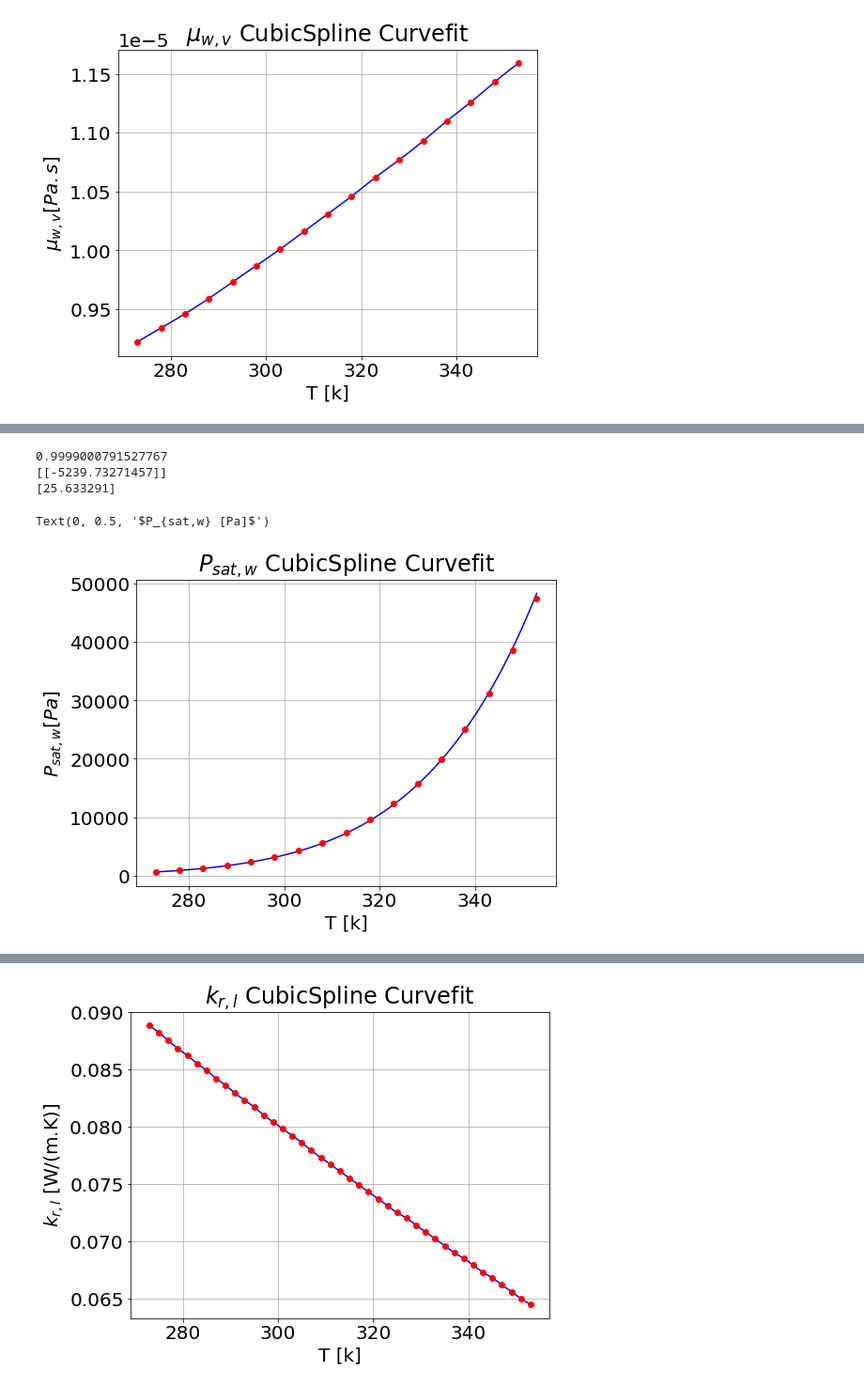
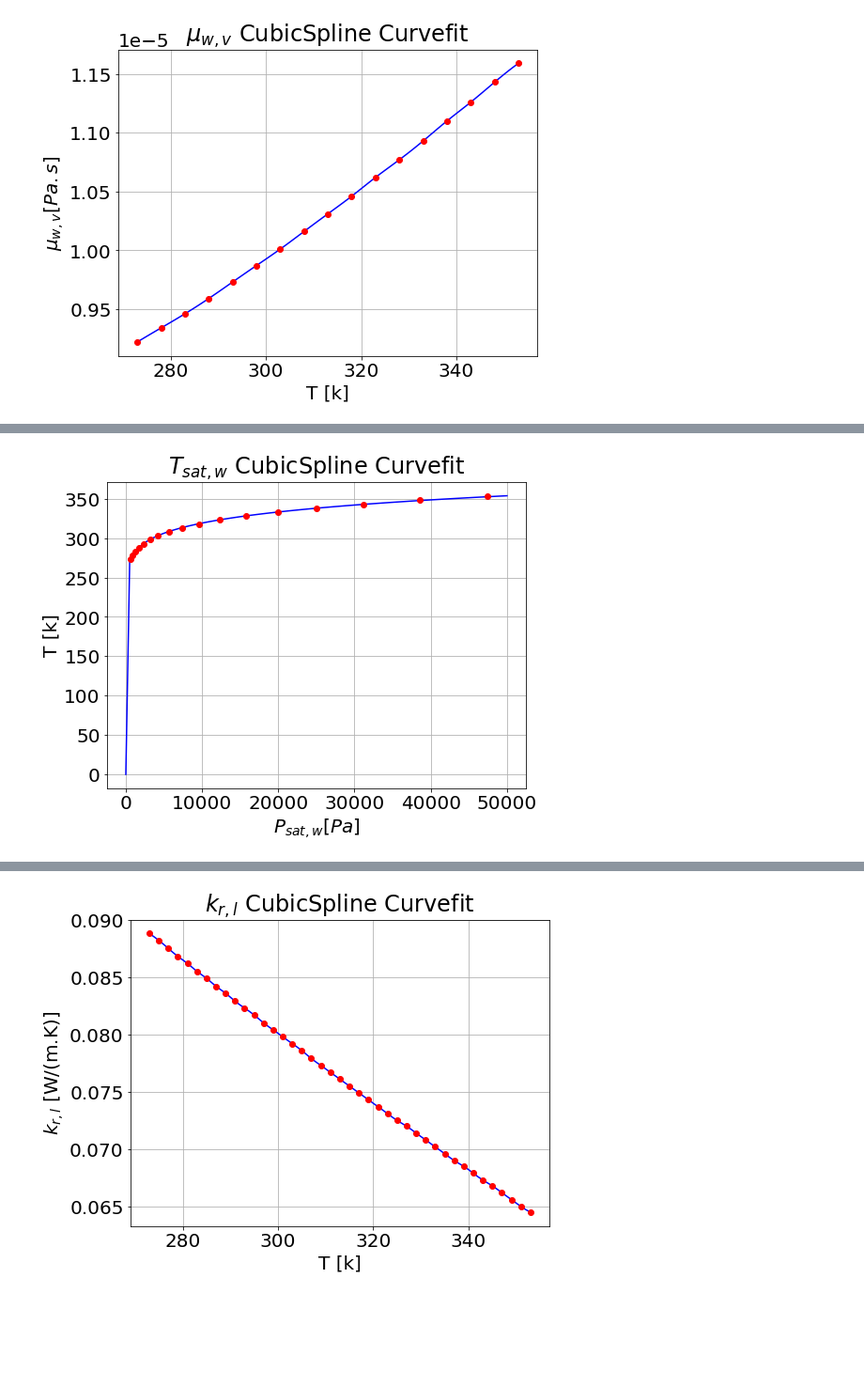
Before and after one commit to unjike/Heat-Transfer-and-Phase-Change, a Jupyter notebook: Project_2.ipynb, the cells around one changed output, grey strips where cells are left out. Shown at 94% size. Saved outputs shown, nothing was run; the diff lists cells and outputs as text; code cells hidden in the pictures; blank space fills up the shorter version.

```diff
--- a/Project_2.ipynb
+++ b/Project_2.ipynb
@@ -170,25 +162,18 @@ array([[ 6.41345896],
-# %%
-from sklearn.linear_model import LinearRegression
-
-reg = LinearRegression().fit((1/T_w).reshape(17,1), Pw.reshape(17,1))
-print(reg.score((1/T_w).reshape(17,1), Pw.reshape(17,1)))
-print(reg.coef_)
-print(reg.intercept_)
-# %% [output]
-0.9999000791527767
-[[-5239.73271457]]
-[25.633291]
 # %%
-P = np.array([0.00061, 0.00087, 0.00123, 0.00171, 0.00234, 0.00317, 0.00425, 0.00563, 0.00738, 0.00959, 0.01235, 0.01576, 0.01995, 0.02504, 0.03120, 0.03860, 0.04741])*10**6
-T = np.arange(0,80.01,1) + 273#K
-P_w = lambda x: np.exp(25.63 - 5240/x)
+Pw = np.array([0.00061, 0.00087, 0.00123, 0.00171, 0.00234, 0.00317, 0.00425, 0.00563, 0.00738, 0.00959, 0.01235, 0.01576, 0.01995, 0.02504, 0.03120, 0.03860, 0.04741])*10**6 # Pa
+
+#plotting curve fit for saturated temperature
+
+P = np.linspace(0,50000,100) #K
+# f_Tw = interpolate.CubicSpline(Pw, T_w)
+T_satw = lambda x: 5240/(25.63-np.log(x))
 fig = plt.figure(figsize = (8,6))
 plt.rcParams.update({'font.size': 20})
-plt.plot(T, P_w(T), 'b', T_w, P, 'ro')
-plt.title('$P_{sat,w}$ CubicSpline Curvefit')
+plt.plot(P, T_satw(P), 'b', Pw, T_w, 'ro')
+plt.title('$T_{sat,w}$ CubicSpline Curvefit')
 plt.grid()
-plt.xlabel('T [k]')
-plt.ylabel('$P_{sat,w} [Pa]$')
+plt.xlabel('$P_{sat,w} [Pa]$')
+plt.ylabel('T [k]')
+plt.show()
 # %% [output]
-Text(0, 0.5, '$P_{sat,w} [Pa]$')
-[figure, old version]
+[figure, new version]
```
Also changed, not shown: parts of 20 cells of this notebook.
